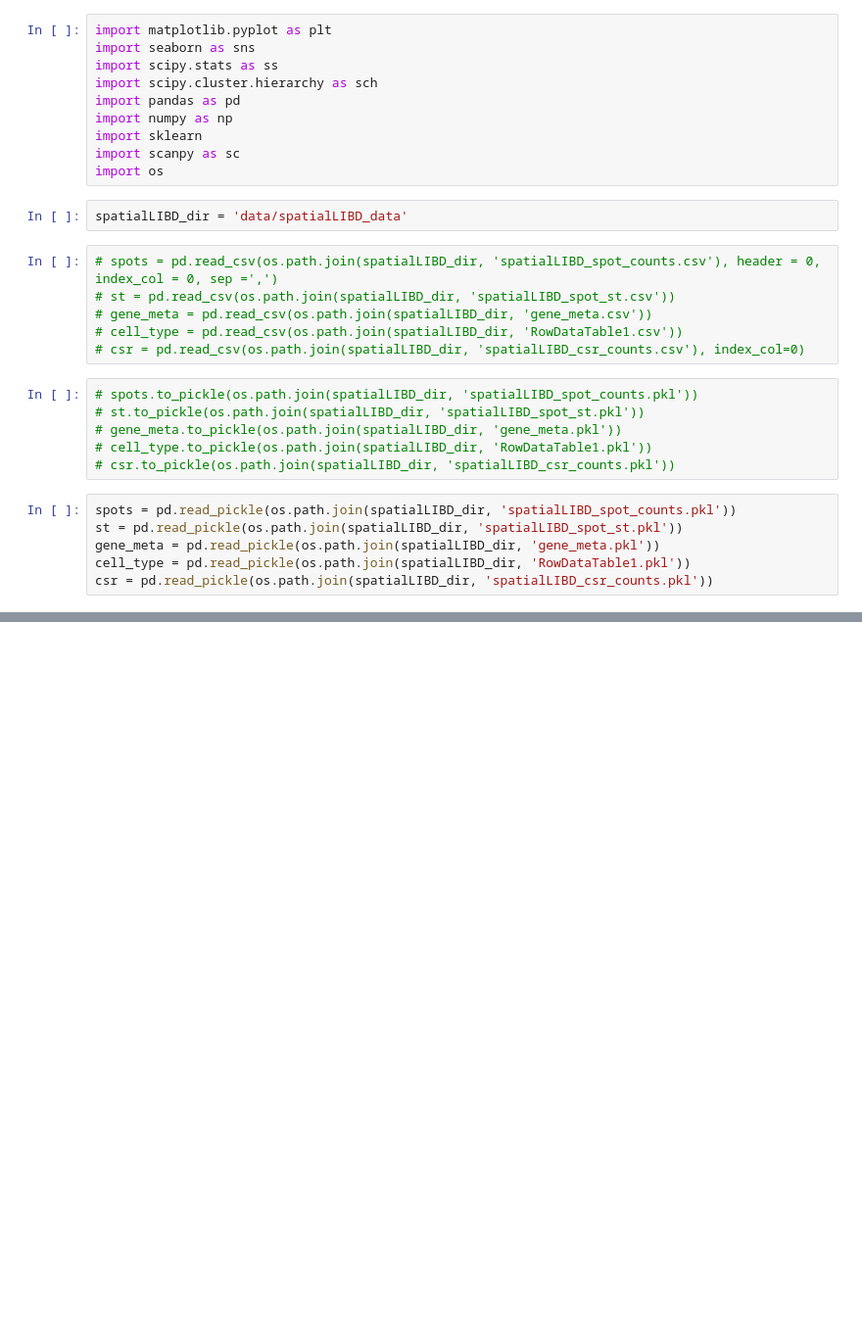
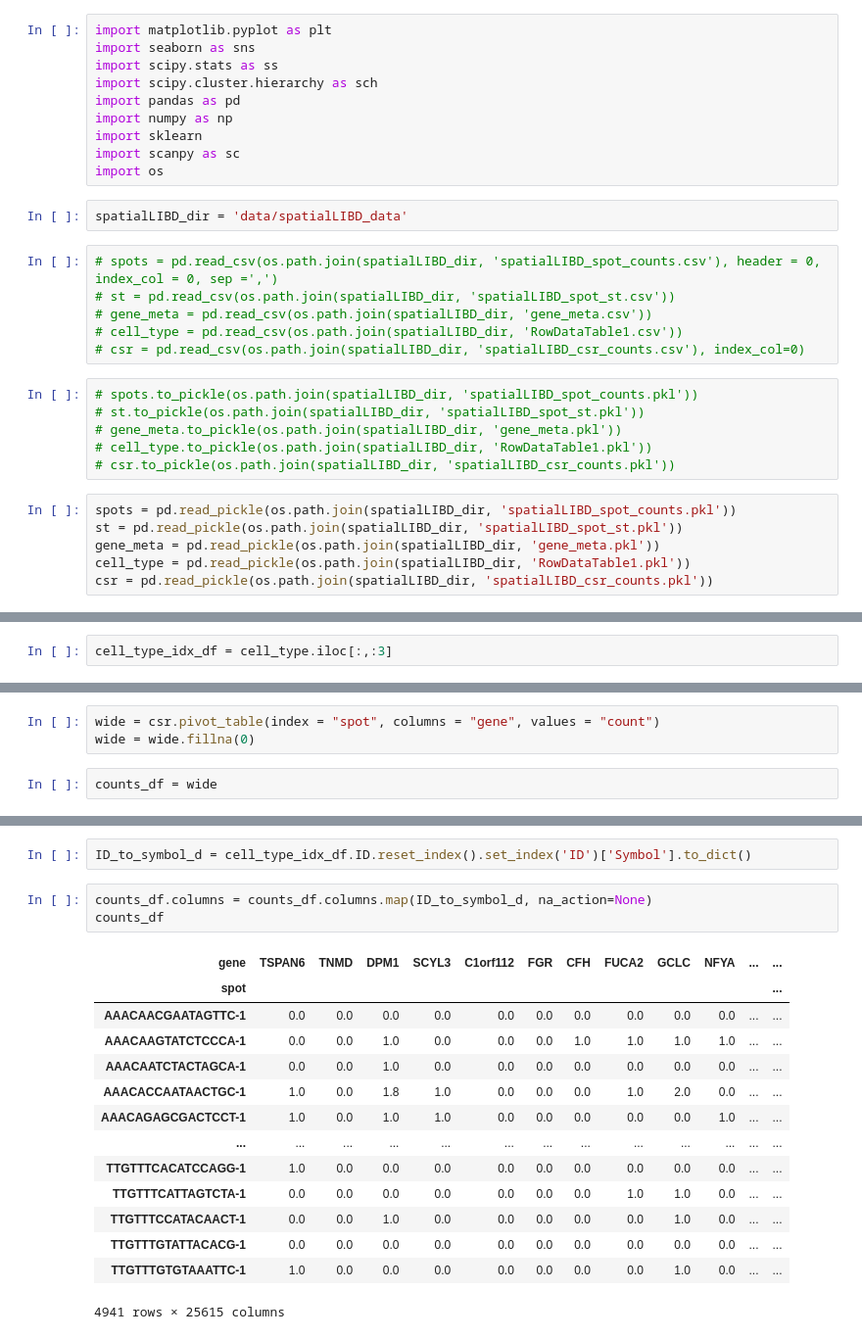
Before and after one commit to williamrobotma/AGrEDA, a Jupyter notebook: eda-libd.ipynb, the cells around one changed output, grey strips where cells are left out. Shown at 98% size. Saved outputs shown, nothing was run; the diff lists cells and outputs as text; blank space fills up the shorter version.

```diff
--- a/eda-libd.ipynb
+++ b/eda-libd.ipynb
@@ -30,0 +186,2 @@ csr = pd.read_pickle(os.path.join(spatialLIBD_dir, 'spatialLIBD_csr_counts.pkl')
+# %%
+cell_type_idx_df = cell_type.iloc[:,:3]
@@ -30,0 +195,5 @@ csr = pd.read_pickle(os.path.join(spatialLIBD_dir, 'spatialLIBD_csr_counts.pkl')
+# %%
+wide = csr.pivot_table(index = "spot", columns = "gene", values = "count")
+wide = wide.fillna(0)
+# %%
+counts_df = wide
@@ -30,0 +217,20 @@ csr = pd.read_pickle(os.path.join(spatialLIBD_dir, 'spatialLIBD_csr_counts.pkl')
+# %%
+ID_to_symbol_d = cell_type_idx_df.ID.reset_index().set_index('ID')['Symbol'].to_dict()
+# %%
+counts_df.columns = counts_df.columns.map(ID_to_symbol_d, na_action=None)
+counts_df
+# %% [output]
+| gene | TSPAN6 | TNMD | DPM1 | SCYL3 | C1orf112 | FGR | CFH | FUCA2 | GCLC | NFYA | ... | ... |
+| spot |  |  |  |  |  |  |  |  |  |  |  | ... |
+| AAACAACGAATAGTTC-1 | 0.0 | 0.0 | 0.0 | 0.0 | 0.0 | 0.0 | 0.0 | 0.0 | 0.0 | 0.0 | ... | ... |
+| AAACAAGTATCTCCCA-1 | 0.0 | 0.0 | 1.0 | 0.0 | 0.0 | 0.0 | 1.0 | 1.0 | 1.0 | 1.0 | ... | ... |
+| AAACAATCTACTAGCA-1 | 0.0 | 0.0 | 1.0 | 0.0 | 0.0 | 0.0 | 0.0 | 0.0 | 0.0 | 0.0 | ... | ... |
+| AAACACCAATAACTGC-1 | 1.0 | 0.0 | 1.8 | 1.0 | 0.0 | 0.0 | 0.0 | 1.0 | 2.0 | 0.0 | ... | ... |
+| AAACAGAGCGACTCCT-1 | 1.0 | 0.0 | 1.0 | 1.0 | 0.0 | 0.0 | 0.0 | 0.0 | 0.0 | 1.0 | ... | ... |
+| ... | ... | ... | ... | ... | ... | ... | ... | ... | ... | ... | ... | ... |
+| TTGTTTCACATCCAGG-1 | 1.0 | 0.0 | 0.0 | 0.0 | 0.0 | 0.0 | 0.0 | 0.0 | 0.0 | 0.0 | ... | ... |
+| TTGTTTCATTAGTCTA-1 | 0.0 | 0.0 | 0.0 | 0.0 | 0.0 | 0.0 | 0.0 | 1.0 | 1.0 | 0.0 | ... | ... |
+| TTGTTTCCATACAACT-1 | 0.0 | 0.0 | 1.0 | 0.0 | 0.0 | 0.0 | 0.0 | 0.0 | 1.0 | 0.0 | ... | ... |
+| TTGTTTGTATTACACG-1 | 0.0 | 0.0 | 0.0 | 0.0 | 0.0 | 0.0 | 0.0 | 0.0 | 0.0 | 0.0 | ... | ... |
+| TTGTTTGTGTAAATTC-1 | 1.0 | 0.0 | 0.0 | 0.0 | 0.0 | 0.0 | 0.0 | 0.0 | 1.0 | 0.0 | ... | ... |
+4941 rows × 25615 columns
```
Also changed, not shown: parts of 23 cells of this notebook, 2 other files.
